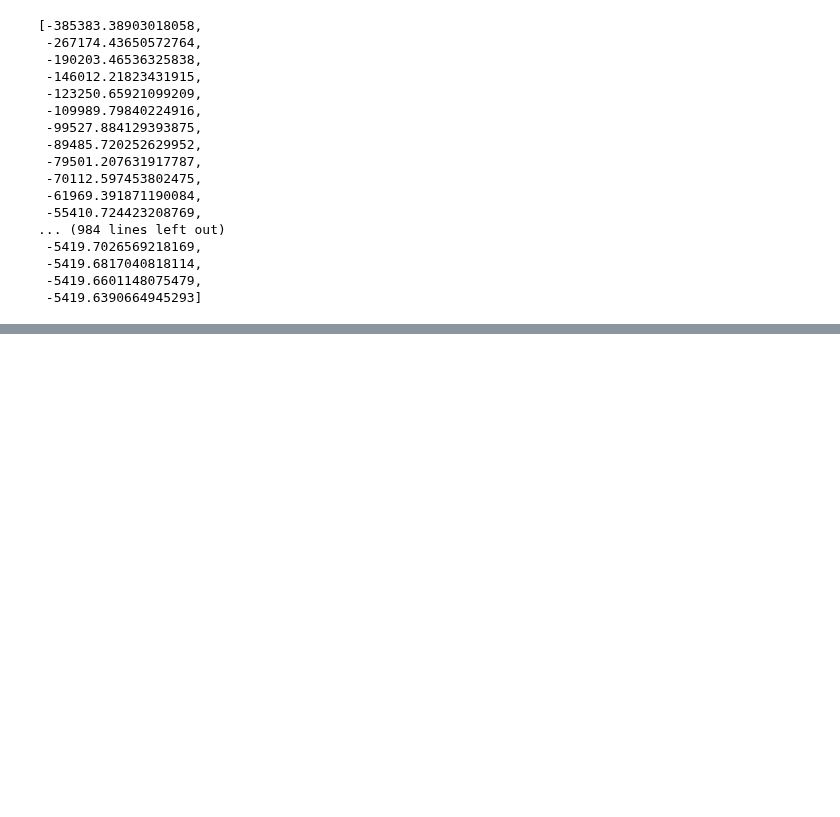
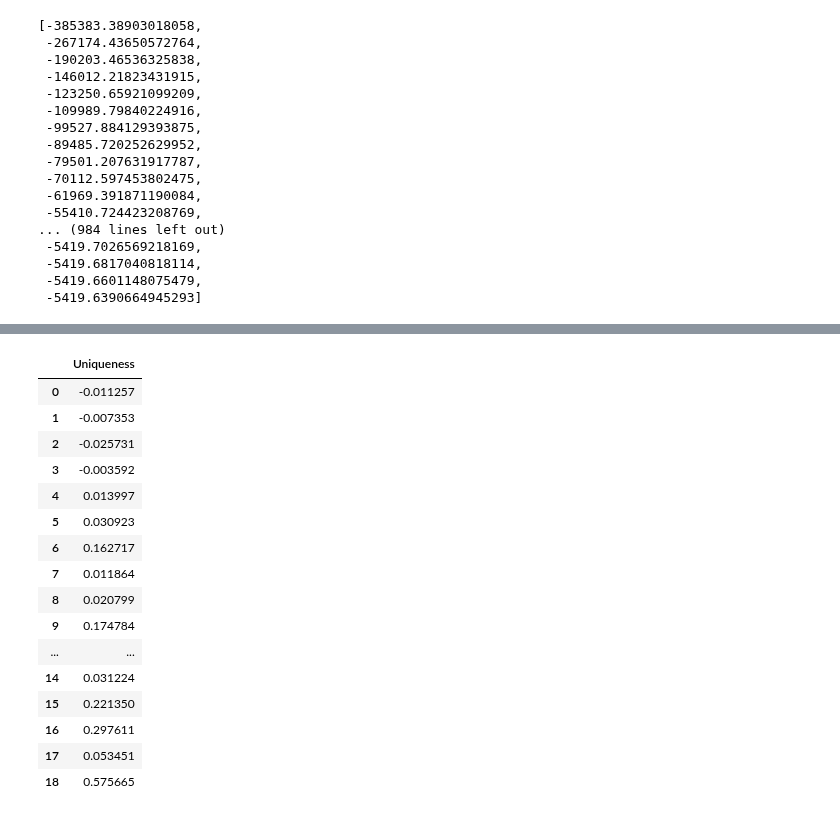
Before and after one commit to et4/stat, a Jupyter notebook: PT 2/main.ipynb, the cells around one changed output, grey strips where cells are left out. Saved outputs shown, nothing was run; the diff lists cells and outputs as text; code cells hidden in the pictures; blank space fills up the shorter version.

```diff
--- a/PT 2/main.ipynb
+++ b/PT 2/main.ipynb
@@ -319,0 +350,20 @@ fa.loglike_
+# %%
+nfa.get_uniqueness()
+# %% [output]
+|  | Uniqueness |
+| 0 | -0.011257 |
+| 1 | -0.007353 |
+| 2 | -0.025731 |
+| 3 | -0.003592 |
+| 4 | 0.013997 |
+| 5 | 0.030923 |
+| 6 | 0.162717 |
+| 7 | 0.011864 |
+| 8 | 0.020799 |
+| 9 | 0.174784 |
+| ... | ... |
+| 14 | 0.031224 |
+| 15 | 0.221350 |
+| 16 | 0.297611 |
+| 17 | 0.053451 |
+| 18 | 0.575665 |
```
Also changed, not shown: parts of 4 cells of this notebook.
